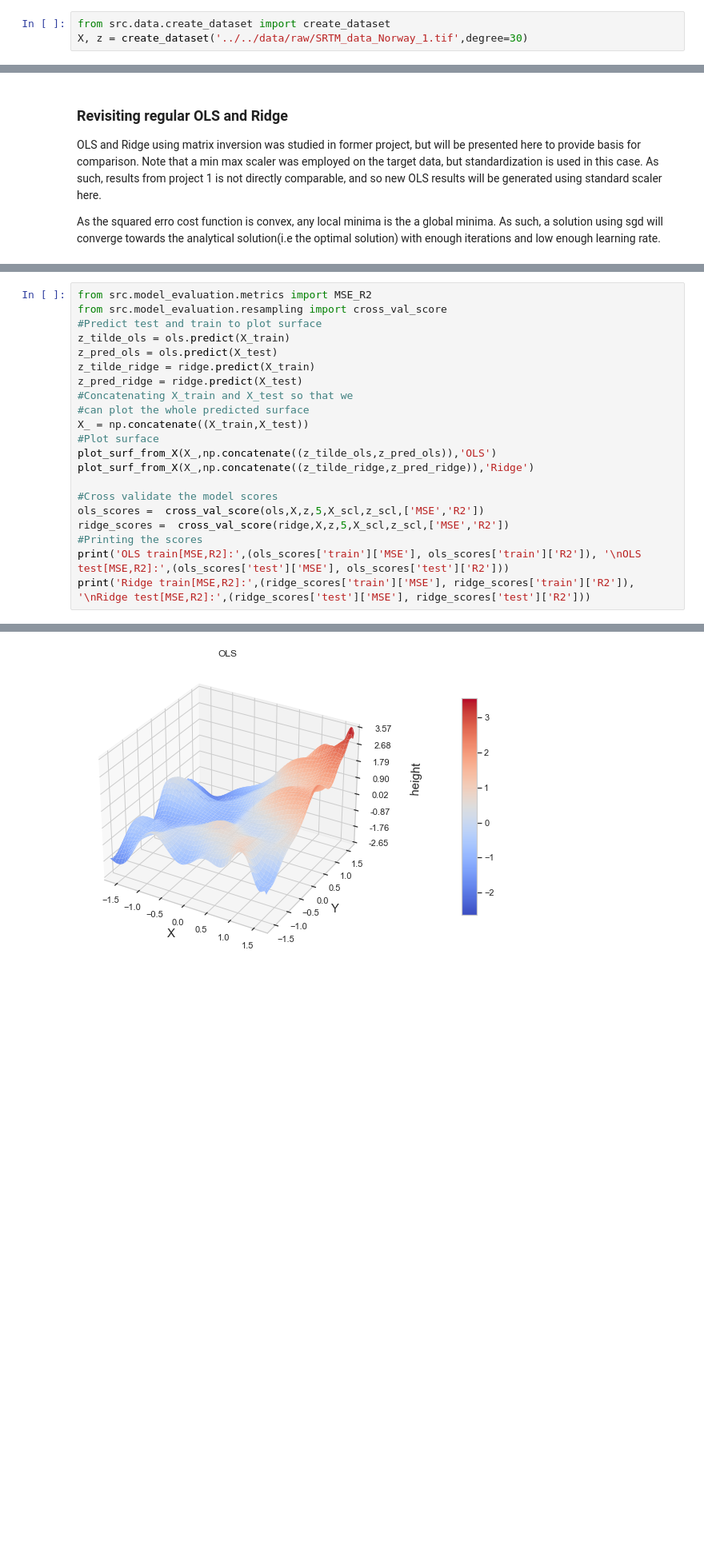
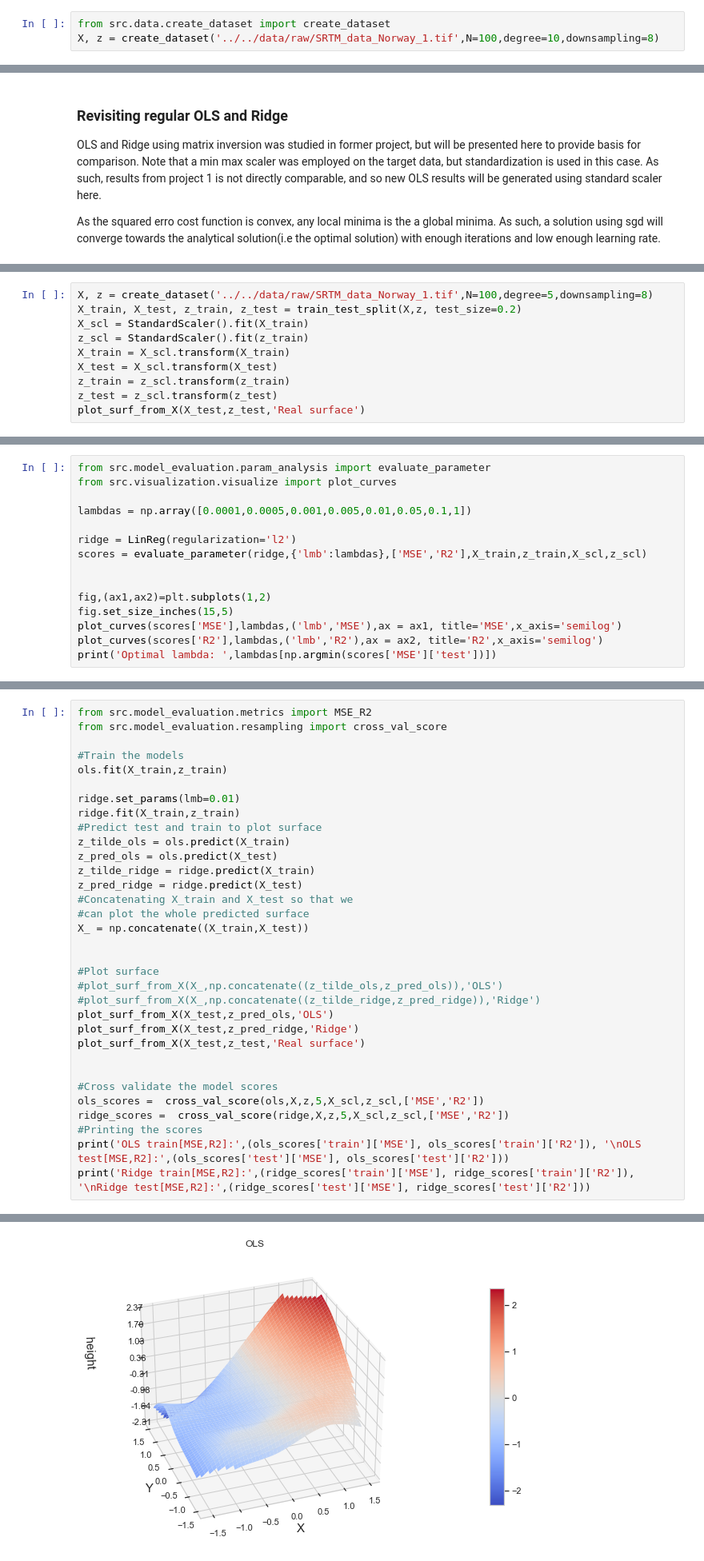
Before and after one commit to oliverif/FYS-STK4155-project2, a Jupyter notebook: notebooks/Reports/Part a.ipynb, the cells around one changed output, grey strips where cells are left out. Shown at 80% size. Cells and saved outputs as stored; diff of their text form; blank space fills up the shorter version.

```diff
--- a/notebooks/Reports/Part a.ipynb
+++ b/notebooks/Reports/Part a.ipynb
@@ -16,4 +16,4 @@ For simplicity one function has been created and is used to load the data and cr
 # %%
 from src.data.create_dataset import create_dataset
-X, z = create_dataset('../../data/raw/SRTM_data_Norway_1.tif',degree=30)
+X, z = create_dataset('../../data/raw/SRTM_data_Norway_1.tif',N=100,degree=10,downsampling=8)
 # %% [markdown]
@@ -101,0 +201,10 @@ Note that when training a linear regression model to produce a surface, it is fi
+# %%
+X, z = create_dataset('../../data/raw/SRTM_data_Norway_1.tif',N=100,degree=5,downsampling=8)
+X_train, X_test, z_train, z_test = train_test_split(X,z, test_size=0.2)
+X_scl = StandardScaler().fit(X_train)
+z_scl = StandardScaler().fit(z_train)
+X_train = X_scl.transform(X_train)
+X_test = X_scl.transform(X_test)
+z_train = z_scl.transform(z_train)
+z_test = z_scl.transform(z_test)
+plot_surf_from_X(X_test,z_test,'Real surface')
@@ -101,0 +221,15 @@ Note that when training a linear regression model to produce a surface, it is fi
+# %%
+from src.model_evaluation.param_analysis import evaluate_parameter
+from src.visualization.visualize import plot_curves
+
+lambdas = np.array([0.0001,0.0005,0.001,0.005,0.01,0.05,0.1,1])
+
+ridge = LinReg(regularization='l2')
+scores = evaluate_parameter(ridge,{'lmb':lambdas},['MSE','R2'],X_train,z_train,X_scl,z_scl)
+
+
+fig,(ax1,ax2)=plt.subplots(1,2)
+fig.set_size_inches(15,5)
+plot_curves(scores['MSE'],lambdas,('lmb','MSE'),ax = ax1, title='MSE',x_axis='semilog')
+plot_curves(scores['R2'],lambdas,('lmb','R2'),ax = ax2, title='R2',x_axis='semilog')
+print('Optimal lambda: ',lambdas[np.argmin(scores['MSE']['test'])])
@@ -102,6 +241,12 @@ Note that when training a linear regression model to produce a surface, it is fi
 # %%
 from src.model_evaluation.metrics import MSE_R2
 from src.model_evaluation.resampling import cross_val_score
+
+#Train the models
+ols.fit(X_train,z_train)
+
+ridge.set_params(lmb=0.01)
+ridge.fit(X_train,z_train)
 #Predict test and train to plot surface
 z_tilde_ols = ols.predict(X_train)
 z_pred_ols = ols.predict(X_test)
@@ -110,9 +255,15 @@ z_pred_ridge = ridge.predict(X_test)
 #Concatenating X_train and X_test so that we
 #can plot the whole predicted surface
 X_ = np.concatenate((X_train,X_test))
+
+
 #Plot surface
-plot_surf_from_X(X_,np.concatenate((z_tilde_ols,z_pred_ols)),'OLS')
-plot_surf_from_X(X_,np.concatenate((z_tilde_ridge,z_pred_ridge)),'Ridge')
+#plot_surf_from_X(X_,np.concatenate((z_tilde_ols,z_pred_ols)),'OLS')
+#plot_surf_from_X(X_,np.concatenate((z_tilde_ridge,z_pred_ridge)),'Ridge')
+plot_surf_from_X(X_test,z_pred_ols,'OLS')
+plot_surf_from_X(X_test,z_pred_ridge,'Ridge')
+plot_surf_from_X(X_test,z_test,'Real surface')
+
 
 #Cross validate the model scores
 ols_scores =  cross_val_score(ols,X,z,5,X_scl,z_scl,['MSE','R2'])
@@ -128 +279 @@ Ridge test[MSE,R2]: (0.06138574898803025, 0.9385101979048562)
-[figure, old version]
+[figure, new version]
```
Also changed, not shown: parts of 34 cells of this notebook, 5 other files.
